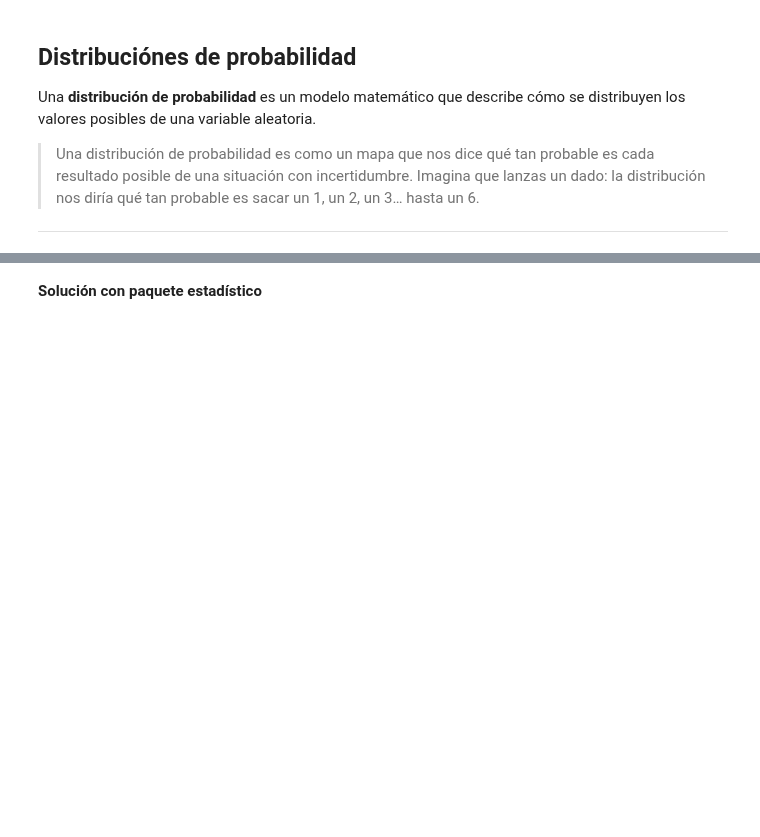
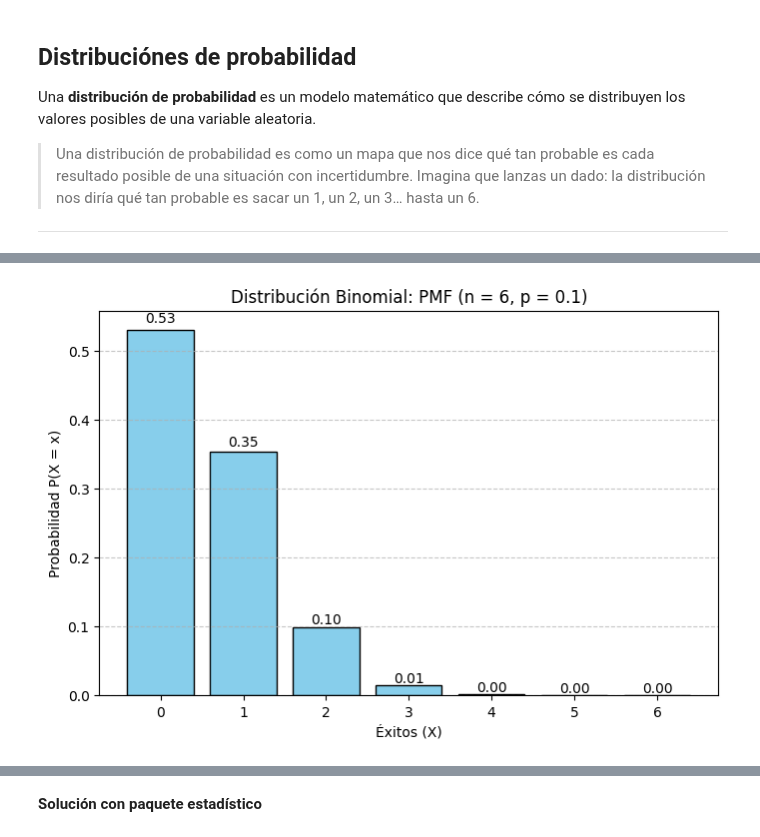
Before and after one commit to zyntonyson/bootcamp_ds_da, a Jupyter notebook: 05-analisis-estadistico/10-S5-Probabilidad.ipynb, the cells around one changed output, grey strips where cells are left out. Saved outputs shown, nothing was run; the diff lists cells and outputs as text; code cells hidden in the pictures; blank space fills up the shorter version.

Commit message:
Updates 10-Probabilidad

```diff
--- a/05-analisis-estadistico/10-S5-Probabilidad.ipynb
+++ b/05-analisis-estadistico/10-S5-Probabilidad.ipynb
@@ -177,0 +185,33 @@ Donde $n = 6$, $p = 0.1$.
+# %%
+def get_pmf_binomial(n, p,labels=True):
+    # Inicializamos listas vacías
+    x_vals = []
+    probabilidades = []
+
+    # Llenamos las listas usando un ciclo for
+    for k in range(n + 1):
+        x_vals.append(k)
+        prob = binom.pmf(k, n, p)
+        probabilidades.append(prob)
+
+    # Graficamos
+    plt.figure(figsize=(8, 5))
+    bars = plt.bar(x_vals, probabilidades, color="skyblue", edgecolor="black")
+
+    # Agregar etiquetas de valor a cada barra
+    if labels:
+        for i in range(len(x_vals)):
+            plt.text(x_vals[i], 1.01*probabilidades[i] , f"{probabilidades[i]:.2f}",
+                    ha='center', va='bottom', fontsize=10)
+
+    plt.title(f"Distribución Binomial: PMF (n = {n}, p = {p})")
+    plt.xlabel("Éxitos (X)")
+    plt.ylabel("Probabilidad P(X = x)")
+    plt.xticks(x_vals)
+    plt.ylim(0, 1.05*max(probabilidades) )  # margen superior para las etiquetas
+    plt.grid(axis='y', linestyle='--', alpha=0.7)
+    plt.show()
+# %%
+get_pmf_binomial(6, 0.1)
+# %% [output]
+[figure, added]
```
Also changed, not shown: parts of 44 cells of this notebook.
